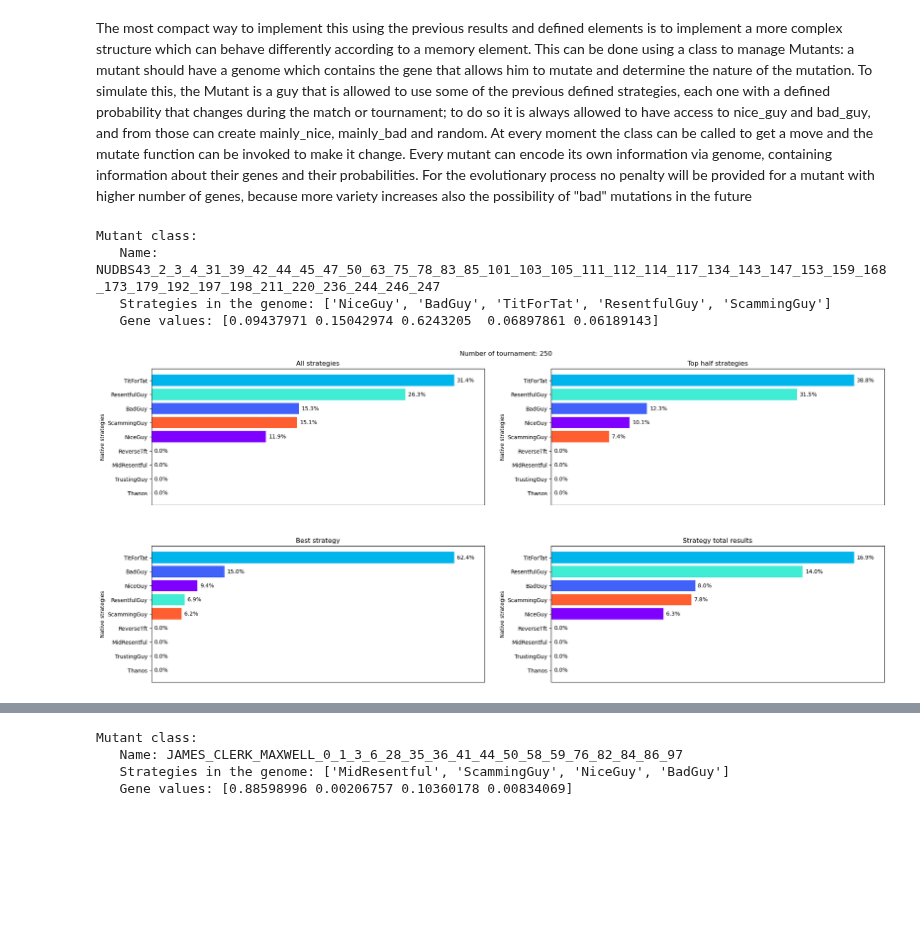
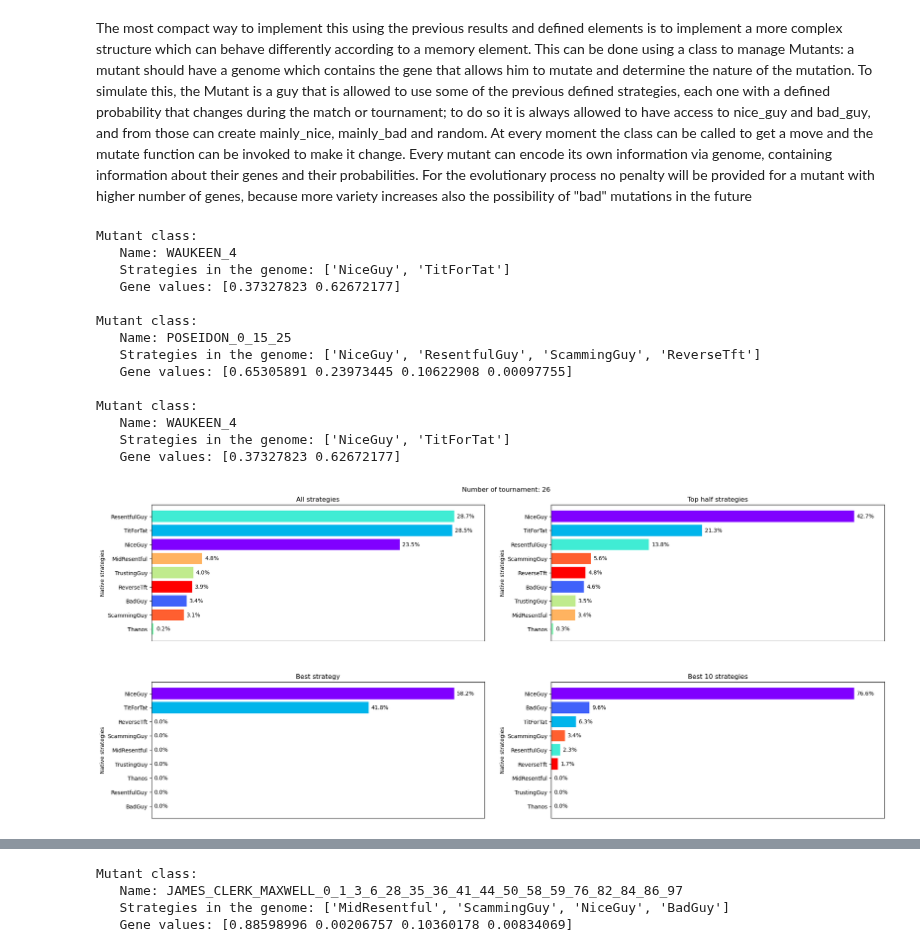
Before and after one commit to LeoPi314/LCP_projects_Y7_Group_4, a Jupyter notebook: Mutable.ipynb, the cells around one changed output, grey strips where cells are left out. Saved outputs shown, nothing was run; the diff lists cells and outputs as text; code cells hidden in the pictures; blank space fills up the shorter version.

```diff
--- a/Mutable.ipynb
+++ b/Mutable.ipynb
@@ -517,91 +603,88 @@ def make_a_gif( data_frame, t_key='tournament', p_key = 'Strategies', image_keys
 # ------------------------------ REPEAT TEST ------------------------------
 # mutant_list , name_list = get_m_list( "repeat", [ 'N', 'B', 'U', 'H', 'NBBBBB', 'BBBBBBU', 'BBBBBBH', 'UUUUHH', 'BBBBBNNH', 'BBBBBBBNNU' ],  N_gen = 200, N_mut = 5 )
 # classification, frames = m_tournament( participants = mutant_list , part_names = name_list, N_rounds = 10, iter=50, pressure = 2,  M = Payoff )
+# ------------------------------ BASE GIF ------------------------------
 # make_a_gif( frames, t_key='tournament', p_key = 'Strategies', image_keys = np.array([[ 'total_w', 'half_w', ], [ 'best_w', 'ten_w', ],] ),
 #            image_titles = [ ['All strategies', 'Top half strategies'], ['Best strategy', 'Best 10 strategies',] ], gif_name = 'BUHN_4par')
-# ------------------------------ 40 GIFS ------------------------------
-# name_keys = np.asarray( [ str(i) for i in range( 40 ) ] ).reshape( 5, 8 )
-# name_titles = np.asarray( [ f"Mutant number {i}/{len(mutant_list)}" for i in range( 40 ) ] ).reshape( 5, 8 )
-# make_a_gif( frames, t_key='tournament', p_key = 'Strategies', image_keys = name_keys,
-#            image_titles = name_titles, gif_name = 'BUHN_all')
 
 # ------------------------------ PoD TEST ------------------------------
 # mutant_list , name_list = get_m_list( "pod" )
 # classification, frames = m_tournament( participants = mutant_list , part_names = name_list, N_rounds = 10, iter=50, pressure = 1,  M = Payoff )
+# ------------------------------ BASE GIF ------------------------------
 # make_a_gif( frames, t_key='tournament', p_key = 'Strategies', image_keys = np.array([[ 'total_w', 'half_w', ], [ 'best_w', 'ten_w', ],] ),
 #            image_titles = [ ['All strategies', 'Top half strategies'], ['Best strategy', 'Best 10 strategies',] ], gif_name = 'pod_gif_4par')
-# ------------------------------ 30 GIFS ------------------------------
-# name_keys = np.asarray( [ str(i) for i in range( 30 ) ] ).reshape( 6, 5 )
-# name_titles = np.asarray( [ f"Mutant number {i}/{len(mutant_list)}" for i in range( 30 ) ] ).reshape( 6, 5 )
-# make_a_gif( frames, t_key='tournament', p_key = 'Strategies', image_keys = name_keys,
-#            image_titles = name_titles, gif_name = 'pod_gif_all')
 
 # ------------------------------ Physicist TEST ------------------------------
 # mutant_list , name_list = get_m_list( "physicist" )
 # classification, frames = m_tournament( participants = mutant_list , part_names = name_list, N_rounds = 10, iter=100, pressure = 1,  M = Payoff )
+# ------------------------------ BASE GIF ------------------------------
 # make_a_gif( frames, t_key='tournament', p_key = 'Strategies', image_keys = np.array([[ 'p',], [ 'P', ],] ),
 #            image_titles = [ ['All strategies',], ['Best strategy',] ], gif_name = 'physicist_gif')
 # print( mutant_list[ classification[-1][0][0] ] )
 
 # ------------------------------ GODS TEST ------------------------------
 # mutant_list , name_list = get_m_list( "gods" )
-# classification, frames = m_tournament( participants = mutant_list , part_names = name_list, N_rounds = 10, iter=100, pressure = 2,  M = Payoff )
-# make_a_gif( frames, t_key='tournament', p_key = 'Strategies', image_keys = np.array([[ 'tota_w',], [ 'best_w', ],] ),
-#            image_titles = [ ['All strategies',], ['Best strategy',] ], gif_name = 'gods_gif')
-# print( mutant_list[ classification[-1][0][0] ] )
+# classification, frames = m_tournament( participants = mutant_list , part_names = name_list, N_rounds = 10, iter=150, pressure = 10,  M = Payoff )
+# ------------------------------ BASE GIF ------------------------------
+# make_a_gif( frames, t_key='tournament', p_key = 'Strategies', image_keys = np.array([[ 'total_w', 'half_w', ], [ 'best_w', 'ten_w', ],] ),
+#            image_titles = [ ['All strategies', 'Top half strategies'], ['Best strategy', 'Best 10 strategies',] ], gif_name = 'pod_gif_4par')
+make_a_gif( frames, t_key='tournament', p_key = 'Strategies', image_keys = np.array([[ 'total_w', 'half_w', ], [ 'best_w', 'ten_w', ],] ),
+           image_titles = [ ['All strategies', 'Top half strategies'], ['Best strategy', 'Best 10 strategies',] ], gif_name = 'gods_pressure10_gif')
+print( mutant_list[ classification[-1][0][0] ] )
+print( mutant_list[ classification[-1][-1][0] ] )
 
 # ------------------------------ BASIC TEST ------------------------------
 # test_list = ['N', 'B', 'U', 'D', 'T', 'H', 'M', 'S', 'I']
 # mutant_list , name_list = get_m_list( "genome", test_list,  N_gen = 10, N_mut = 5 )
 # classification, frames = m_tournament( participants = mutant_list , part_names = name_list, N_rounds = 10, iter=25, pressure = 1,  M = Payoff )
+# ------------------------------ BASE GIF ------------------------------
 # make_a_gif( frames, t_key='tournament', p_key = 'Strategies', image_keys = np.array([[ 'total_w', 'half_w', ], [ 'best_w', 'res_w', ],] ),
 #            image_titles = [ ['All strategies', 'Top half strategies'], ['Best strategy', 'Strategy total results',] ], gif_name = 'Normal')
 
 # ------------------------------ SHUFFLE TEST ------------------------------
 # test_list = ['N', 'B', 'U', 'D', 'S', 'I']
 # mutant_list , name_list = get_m_list( "shuffle", test_list,  N_gen = 100, N_mut = 25 )
 # classification, frames = m_tournament( participants = mutant_list , part_names = name_list, N_rounds = 10, iter=100, pressure = 1,  M = Payoff )
+# ------------------------------ BASE GIF ------------------------------
 # make_a_gif( frames, t_key='tournament', p_key = 'Strategies', image_keys = np.array([[ 'total_w', 'half_w', ], [ 'best_w', 'res_w', ],] ),
 #            image_titles = [ ['All strategies', 'Top half strategies'], ['Best strategy', 'Strategy total results',] ], gif_name = 'Shuffle')
-# ------------------------------ 25 GIFS ------------------------------
-# n_row, n_col = 5, 5
-# name_keys = np.asarray( [ f"res_{i}" for i in range( n_row*n_col ) ] ).reshape( n_col, n_row )
-# name_titles = np.asarray( [ f"Mutant classified {i+1}th/{len(mutant_list)}" for i in range( n_row*n_col ) ] ).reshape( n_col, n_row )
-# make_a_gif( frames, t_key='tournament', p_key = 'Strategies', image_keys = name_keys,
-#            image_titles = name_titles, gif_name = 'BUHN_results', y_label = f"Result fraction by strategy", fixed=True )
 
 # ------------------------------ SAME TEST ------------------------------
-test_list = ['NUDBS']
-mutant_list , name_list = get_m_list( "same", test_list, N_mut = 50 )
-classification, frames = m_tournament( participants = mutant_list , part_names = name_list, N_rounds = 10, iter=250, pressure = 5,  M = Payoff )
-make_a_gif( frames, t_key='tournament', p_key = 'Strategies', image_keys = np.array([[ 'total_w', 'half_w', ], [ 'best_w', 'res_w', ],] ),
-           image_titles = [ ['All strategies', 'Top half strategies'], ['Best strategy', 'Strategy total results',] ], gif_name = 'Same')
-# ------------------------------ 25 GIFS ------------------------------
-# n_row, n_col = 5, 5
-# name_keys = np.asarray( [ f"res_{i}" for i in range( n_row*n_col ) ] ).reshape( n_col, n_row )
-# name_titles = np.asarray( [ f"Mutant classified {i+1}th/{len(mutant_list)}" for i in range( n_row*n_col ) ] ).reshape( n_col, n_row )
-# make_a_gif( frames, t_key='tournament', p_key = 'Strategies', image_keys = name_keys,
-#            image_titles = name_titles, gif_name = 'BUHN_results', y_label = f"Result fraction by strategy", fixed=True )
-
+# test_list = ['NUDBS']
+# mutant_list , name_list = get_m_list( "same", test_list, N_mut = 50 )
+# classification, frames = m_tournament( participants = mutant_list , part_names = name_list, N_rounds = 10, iter=100, pressure = 5,  M = Payoff )
+# ------------------------------ BASE GIF ------------------------------
+# make_a_gif( frames, t_key='tournament', p_key = 'Strategies', image_keys = np.array([[ 'total_w', 'half_w', ], [ 'best_w', 'res_w', ],] ),
+#            image_titles = [ ['All strategies', 'Top half strategies'], ['Best strategy', 'Strategy total results',] ], gif_name = 'Same')
 
 # ------------------------------ CLASSIFICATION DISPLAY ------------------------------
 # for game in classification :
 #     print("\nNew Game\n")
 #     for player in game :
 #         p = ''.join([char for char in player[0] if char.isalpha()])
 #         print( p, f"{player[1]:.3f}")
 #         # this works only for base
 #         # print( mutant.genes[p], f"{player[1]:.3f}")
 
 # ------------------------------ WINNER DISPLAY ------------------------------
-print( mutant_list[ classification[-1][0][0] ] )
+# print( mutant_list[ classification[-1][0][0] ] )
 
 
 
 # print( mutant.from_genome('BEATRICE_BERGAMIN') )
 # %% [output]
 Mutant class:
-   Name: NUDBS43_2_3_4_31_39_42_44_45_47_50_63_75_78_83_85_101_103_105_111_112_114_117_134_143_147_153_159_168_173_179_192_197_198_211_220_236_244_246_247
-   Strategies in the genome: ['NiceGuy', 'BadGuy', 'TitForTat', 'ResentfulGuy', 'ScammingGuy']
-   Gene values: [0.09437971 0.15042974 0.6243205  0.06897861 0.06189143]
+   Name: WAUKEEN_4
+   Strategies in the genome: ['NiceGuy', 'TitForTat']
+   Gene values: [0.37327823 0.62672177]
+
+Mutant class:
+   Name: POSEIDON_0_15_25
+   Strategies in the genome: ['NiceGuy', 'ResentfulGuy', 'ScammingGuy', 'ReverseTft']
+   Gene values: [0.65305891 0.23973445 0.10622908 0.00097755]
+
+Mutant class:
+   Name: WAUKEEN_4
+   Strategies in the genome: ['NiceGuy', 'TitForTat']
+   Gene values: [0.37327823 0.62672177]
-[figure, old version]
+[figure, new version]
```
Also changed, not shown: parts of 4 cells of this notebook.
